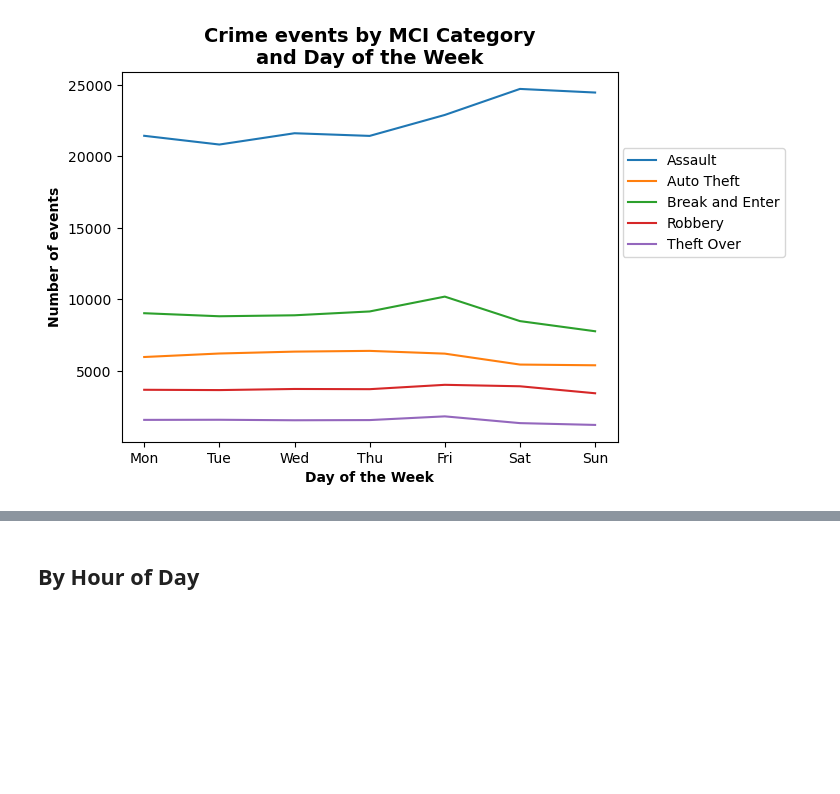
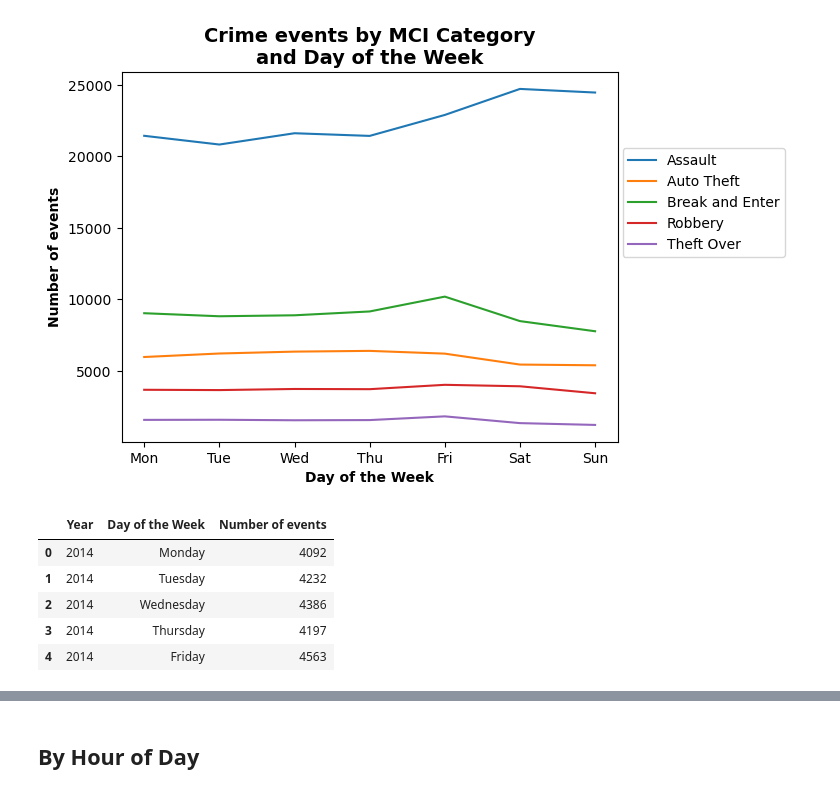
Before and after one commit to fannysigouin/project1, a Jupyter notebook: q2_peak_times.ipynb, the cells around one changed output, grey strips where cells are left out. Cells and saved outputs as stored; diff of their text form; code cells hidden in the pictures; blank space fills up the shorter version.

```diff
--- a/q2_peak_times.ipynb
+++ b/q2_peak_times.ipynb
@@ -561,13 +346,20 @@ plt.show()
 # %% [output]
 [figure]
 # %%
-# # count by year and dow
-# year_dow_count = (df
-#     .groupby(['Year', 'Day of the Week'], as_index=False)
-#     .size()
-#     .fillna(0)
-#     .rename(columns={'size': 'Number of events'})
-# )
+# count by year and dow
+year_dow_count = (df
+    .groupby(['Year', 'Day of the Week'], as_index=False)
+    .size()
+    .fillna(0)
+    .rename(columns={'size': 'Number of events'})
+)
 
-# year_dow_count.head()
+year_dow_count.head()
+# %% [output]
+|  | Year | Day of the Week | Number of events |
+| 0 | 2014 | Monday | 4092 |
+| 1 | 2014 | Tuesday | 4232 |
+| 2 | 2014 | Wednesday | 4386 |
+| 3 | 2014 | Thursday | 4197 |
+| 4 | 2014 | Friday | 4563 |
 # %%
```
Also changed, not shown: parts of 15 cells of this notebook.
